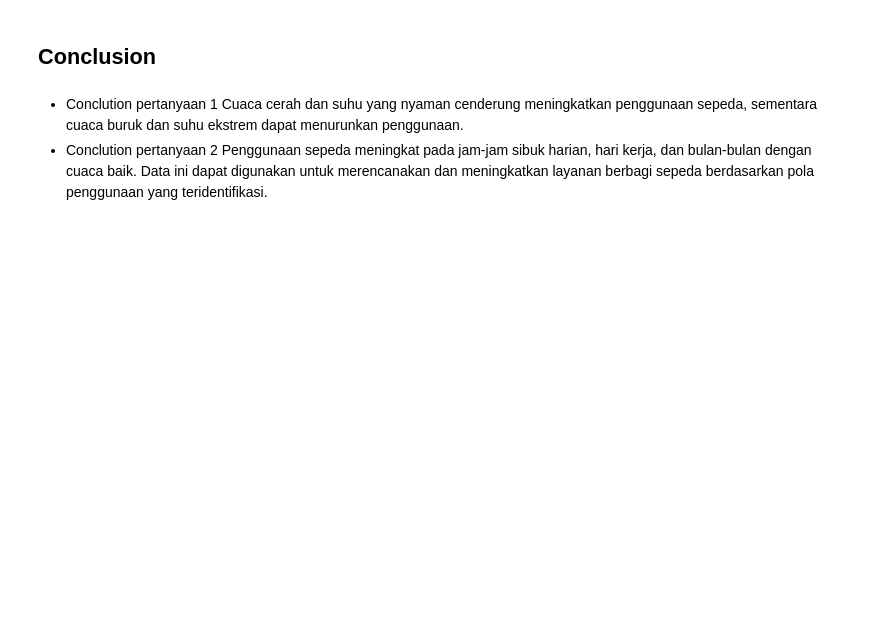
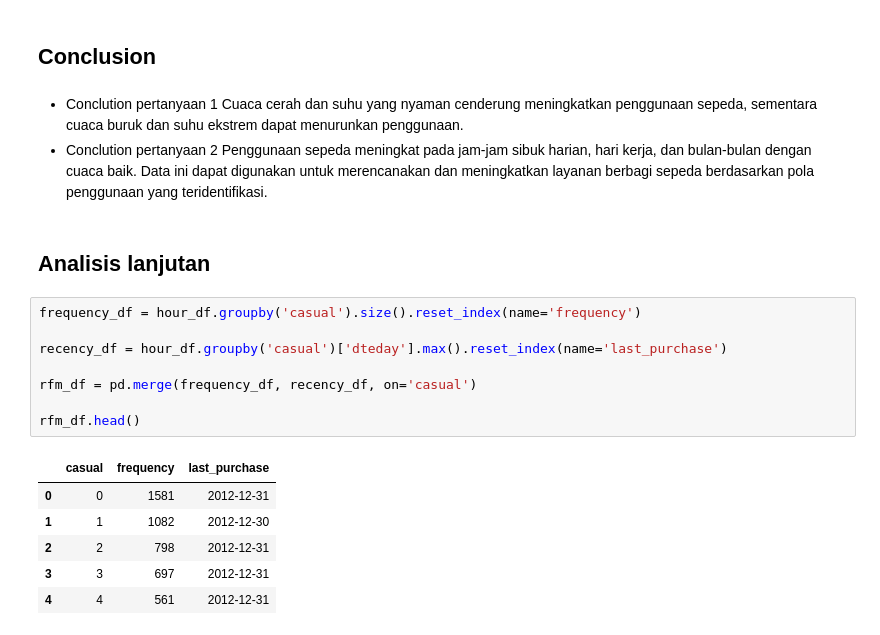
Before and after one commit to usriyatulll/Bike-Sharing-Dashboard-, a Jupyter notebook: Proyek_Analisis_Data.ipynb, the cells around one changed output. Drawn from its saved outputs; the diff is of its cells as text; blank space fills up the shorter version.

```diff
--- a/Proyek_Analisis_Data.ipynb
+++ b/Proyek_Analisis_Data.ipynb
@@ -174,3 +120,20 @@ plt.show()
 Cuaca cerah dan suhu yang nyaman cenderung meningkatkan penggunaan sepeda, sementara cuaca buruk dan suhu ekstrem dapat menurunkan penggunaan.
 - Conclution pertanyaan 2
 Penggunaan sepeda meningkat pada jam-jam sibuk harian, hari kerja, dan bulan-bulan dengan cuaca baik. Data ini dapat digunakan untuk merencanakan dan meningkatkan layanan berbagi sepeda berdasarkan pola penggunaan yang teridentifikasi.
+# %% [markdown]
+## Analisis lanjutan
+# %%
+frequency_df = hour_df.groupby('casual').size().reset_index(name='frequency')
+
+recency_df = hour_df.groupby('casual')['dteday'].max().reset_index(name='last_purchase')
+
+rfm_df = pd.merge(frequency_df, recency_df, on='casual')
+
+rfm_df.head()
+# %% [output]
+|  | casual | frequency | last_purchase |
+| 0 | 0 | 1581 | 2012-12-31 |
+| 1 | 1 | 1082 | 2012-12-30 |
+| 2 | 2 | 798 | 2012-12-31 |
+| 3 | 3 | 697 | 2012-12-31 |
+| 4 | 4 | 561 | 2012-12-31 |
```
Also changed, not shown: parts of 7 cells of this notebook, 2 other files.
